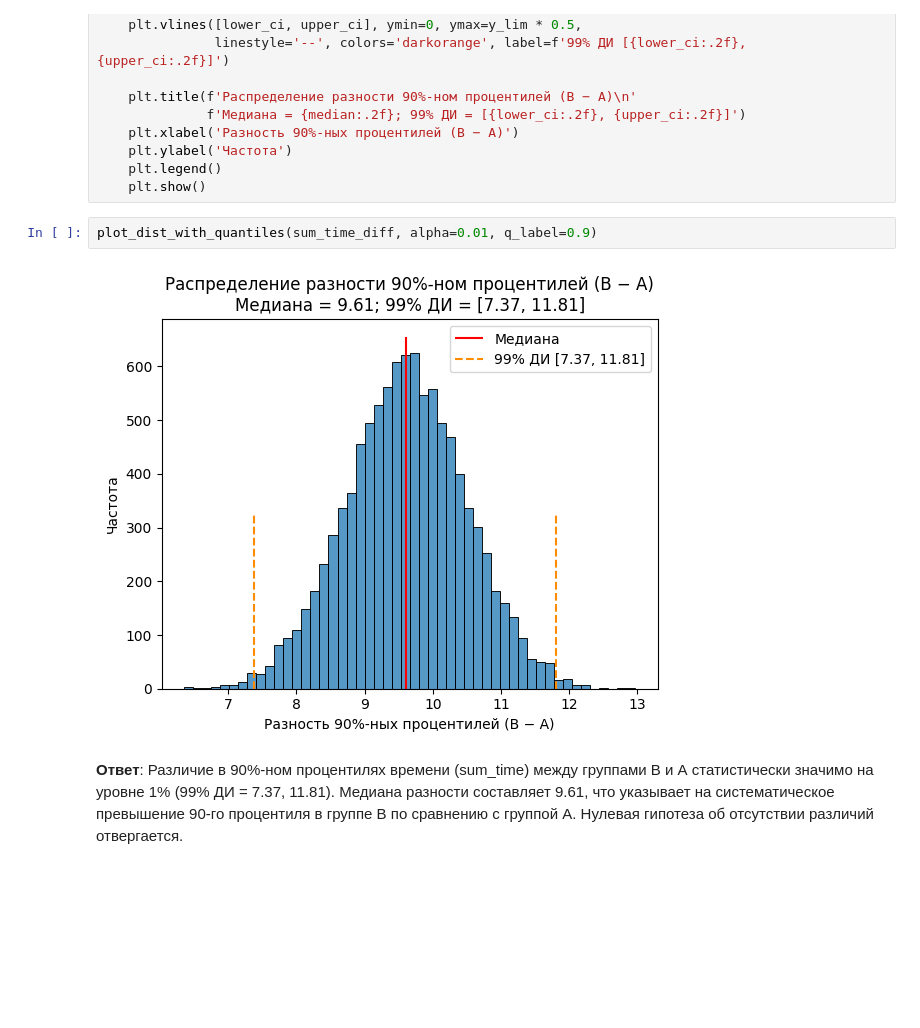
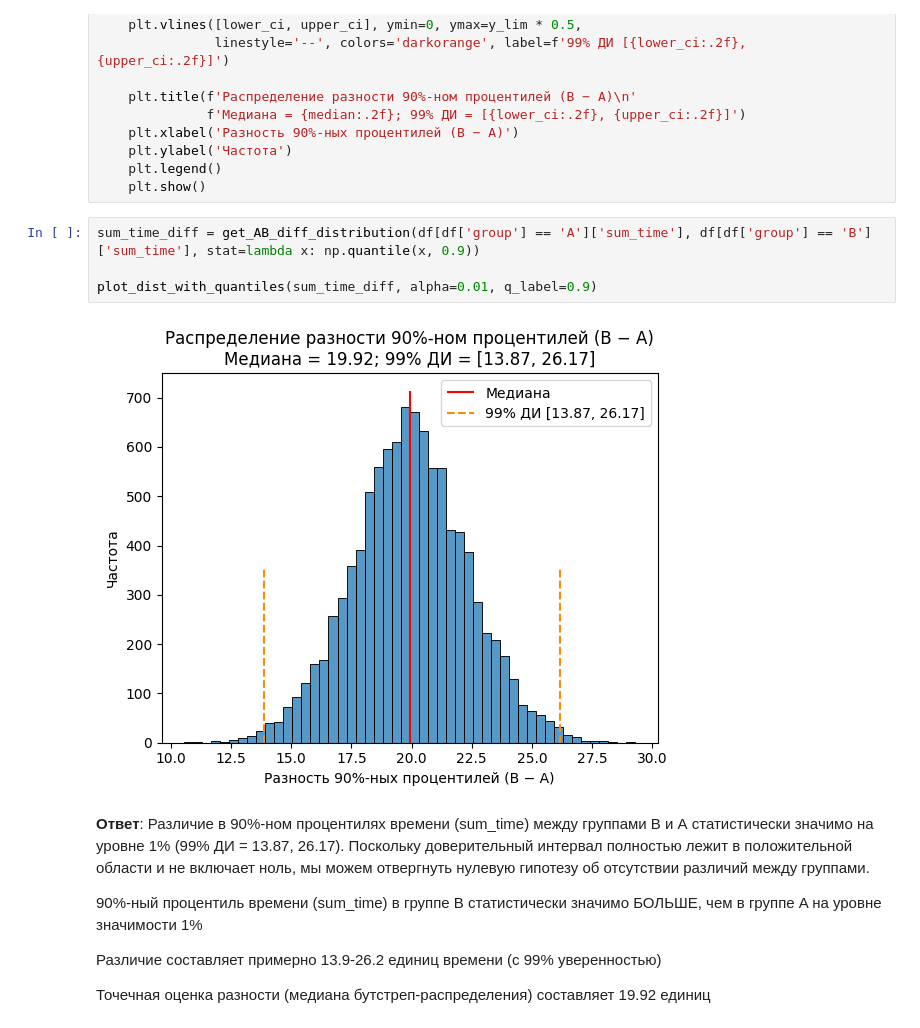
Before and after one commit to MaryKa858/Course-, a Jupyter notebook: ДЗ_Центральная предельная теорема и бутстреппинг.ipynb, the cells around one changed output. Drawn from its saved outputs; the diff is of its cells as text; blank space fills up the shorter version.

```diff
--- a/ДЗ_Центральная предельная теорема и бутстреппинг.ipynb
+++ b/ДЗ_Центральная предельная теорема и бутстреппинг.ipynb
@@ -90,8 +97,16 @@ def plot_dist_with_quantiles(dist, alpha=0.01, q_label=0.9):
     plt.legend()
     plt.show()
 # %%
+sum_time_diff = get_AB_diff_distribution(df[df['group'] == 'A']['sum_time'], df[df['group'] == 'B']['sum_time'], stat=lambda x: np.quantile(x, 0.9))
+
 plot_dist_with_quantiles(sum_time_diff, alpha=0.01, q_label=0.9)
 # %% [output]
-[figure, old version]
+[figure, new version]
 # %% [markdown]
-**Ответ**: Различие в 90%-ном процентилях времени (sum_time) между группами В и А статистически значимо на уровне 1% (99% ДИ = 7.37, 11.81). Медиана разности составляет 9.61, что указывает на систематическое превышение 90-го процентиля в группе В по сравнению с группой А. Нулевая гипотеза об отсутствии различий отвергается.
+**Ответ**: Различие в 90%-ном процентилях времени (sum_time) между группами В и А статистически значимо на уровне 1% (99% ДИ = 13.87, 26.17). Поскольку доверительный интервал полностью лежит в положительной области и не включает ноль, мы можем отвергнуть нулевую гипотезу об отсутствии различий между группами.
+
+90%-ный процентиль времени (sum_time) в группе B статистически значимо БОЛЬШЕ, чем в группе A на уровне значимости 1%
+
+Различие составляет примерно 13.9-26.2 единиц времени (с 99% уверенностью)
+
+Точечная оценка разности (медиана бутстреп-распределения) составляет 19.92 единиц
```
Also changed, not shown: parts of 4 cells of this notebook.
